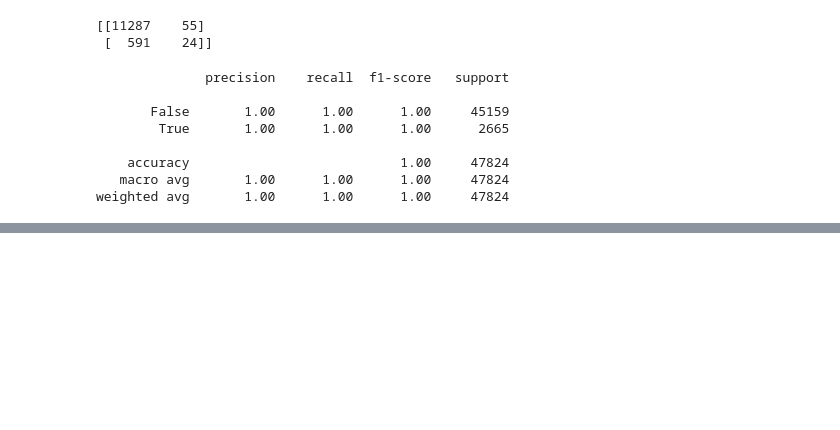
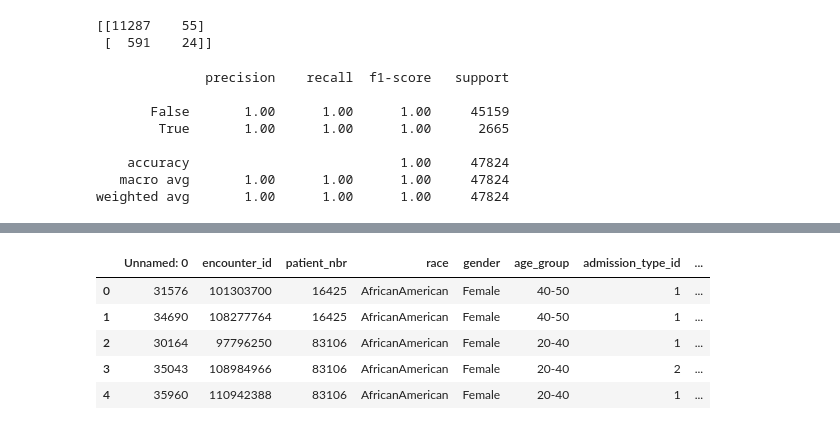
Before and after one commit to tzukpolinsky/DiabetesMLProject, a Jupyter notebook: nitsan_notebook.ipynb, the cells around one changed output, grey strips where cells are left out. Saved outputs shown, nothing was run; the diff lists cells and outputs as text; code cells hidden in the pictures; blank space fills up the shorter version.

```diff
--- a/nitsan_notebook.ipynb
+++ b/nitsan_notebook.ipynb
@@ -253,0 +339,69 @@ weighted avg       1.00      1.00      1.00     47824
+# %%
+#turn integer variables into categorical and labeling
+fdata= pd.DataFrame(data_cleaner)
+
+race_mapping_reverse = {
+    0: 'Caucasian',
+    1: 'Asian',
+    2: 'AfricanAmerican',
+    3: 'Hispanic',
+    4: 'Other'
+}
+fdata['race'] = fdata['race'].replace(race_mapping_reverse)
+fdata['race'] = fdata['race'].astype('category')
+
+age_group_mapping_reverse = {
+    0: '0-10',
+    1: '10-20',
+    2: '20-40',
+    3: '40-50',
+    4: '60-100'
+}
+fdata['age_group'] = fdata['age_group'].replace(age_group_mapping_reverse)
+fdata['age_group'] = fdata['age_group'].astype('category')
+
+gender_mapping_reverse = {
+    0: 'Female',
+    1: 'Male',
+}
+fdata['gender'] = fdata['gender'].replace(gender_mapping_reverse)
+fdata['gender'] = fdata['gender'].astype('category')
+
+diabetesMed_mapping_reverse = {
+    0: 'Not_using_meds',
+    1: 'Using_meds',
+}
+fdata['diabetesMed'] = fdata['diabetesMed'].replace(diabetesMed_mapping_reverse)
+fdata['diabetesMed'] = fdata['diabetesMed'].astype('category')
+
+payer_code_mapping_reverse = {
+    1: 'self_pay',
+    2: 'mid_class_insurance',
+    3:'expensive/premium',
+}
+fdata['payer_code'] = fdata['payer_code'].replace(payer_code_mapping_reverse)
+fdata['payer_code'] = fdata['payer_code'].astype('category')
+# Define the payer code categories: 1 = self pay, 2 = mid class insurance, 3 = expensive/premium
+
+fdata = fdata.rename(columns={'change': 'changed_meds'})
+changed_meds_mapping_reverse = {
+    0: 'no',
+    1: 'yes',
+}
+
+fdata['changed_meds'] = fdata['changed_meds'].replace(changed_meds_mapping_reverse)
+fdata['changed_meds'] = fdata['changed_meds'].astype('category')
+
+readmitted_less_than_30_meds_mapping_reverse = {
+    0: 'no',
+    1: 'yes',
+}
+
+fdata['readmitted_less_than_30'] = fdata['readmitted_less_than_30'].replace(readmitted_less_than_30_meds_mapping_reverse)
+fdata['readmitted_less_than_30'] = fdata['readmitted_less_than_30'].astype('category')
+
+
+
+print(fdata.dtypes)
+fdata.head()
+# %% [output]
@@ -253,0 +427,6 @@ weighted avg       1.00      1.00      1.00     47824
+|  | Unnamed: 0 | encounter_id | patient_nbr | race | gender | age_group | admission_type_id | ... |
+| 0 | 31576 | 101303700 | 16425 | AfricanAmerican | Female | 40-50 | 1 | ... |
+| 1 | 34690 | 108277764 | 16425 | AfricanAmerican | Female | 40-50 | 1 | ... |
+| 2 | 30164 | 97796250 | 83106 | AfricanAmerican | Female | 20-40 | 1 | ... |
+| 3 | 35043 | 108984966 | 83106 | AfricanAmerican | Female | 20-40 | 2 | ... |
+| 4 | 35960 | 110942388 | 83106 | AfricanAmerican | Female | 20-40 | 1 | ... |
```
Also changed, not shown: parts of 12 cells of this notebook, 2 other files.
